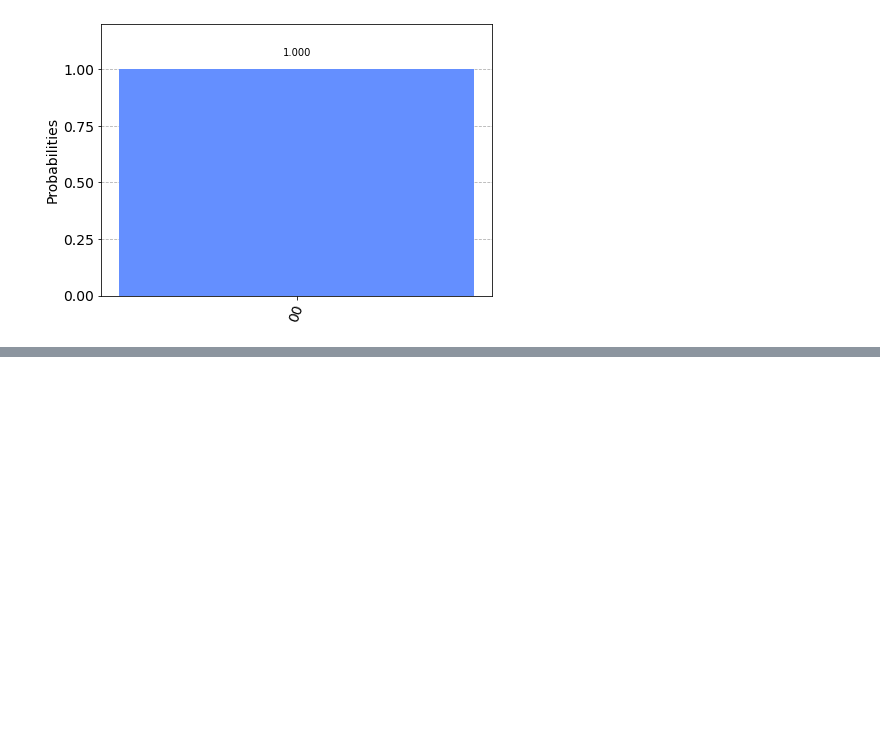
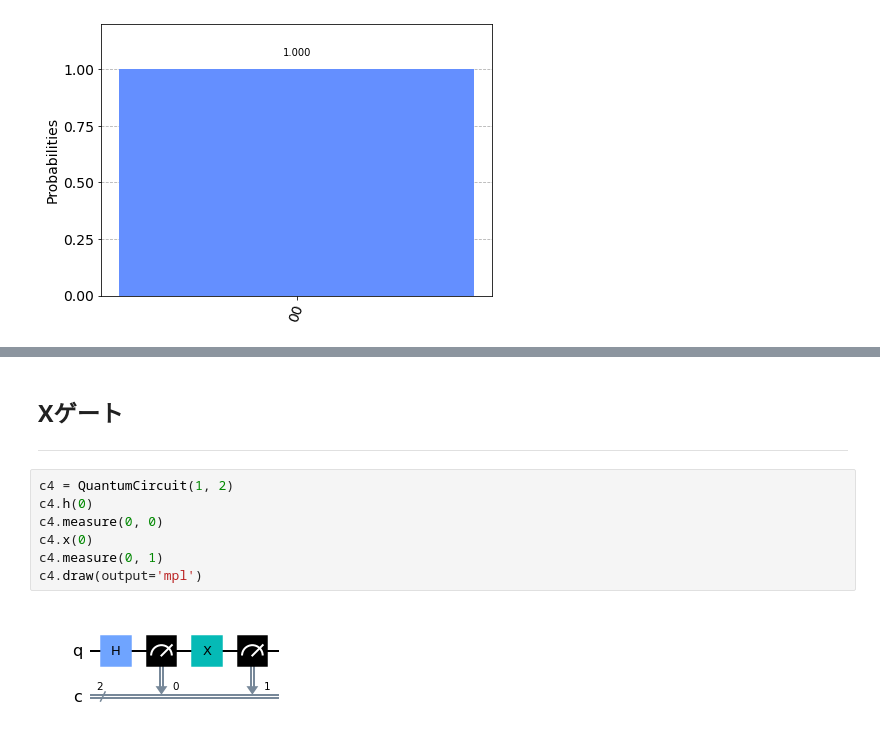
Before and after one commit to Ravie403/qiskit-tutorial, a Jupyter notebook: tutorial2.ipynb, the cells around one changed output, grey strips where cells are left out. Drawn from its saved outputs; the diff is of its cells as text; blank space fills up the shorter version.

```diff
--- a/tutorial2.ipynb
+++ b/tutorial2.ipynb
@@ -66,0 +88,12 @@ plot_histogram(r2.get_counts(c2))
+# %% [markdown]
+## Xゲート
+---
+# %%
+c4 = QuantumCircuit(1, 2)
+c4.h(0)
+c4.measure(0, 0)
+c4.x(0)
+c4.measure(0, 1)
+c4.draw(output='mpl')
+# %% [output]
+[figure, added]
```
Also changed, not shown: parts of 13 cells of this notebook.
